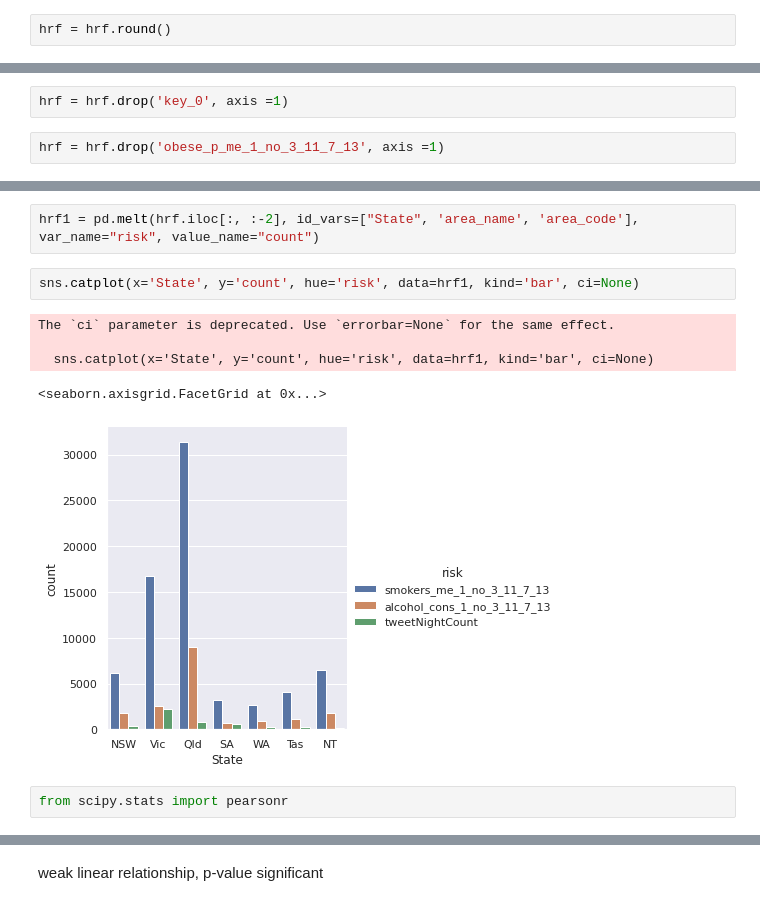
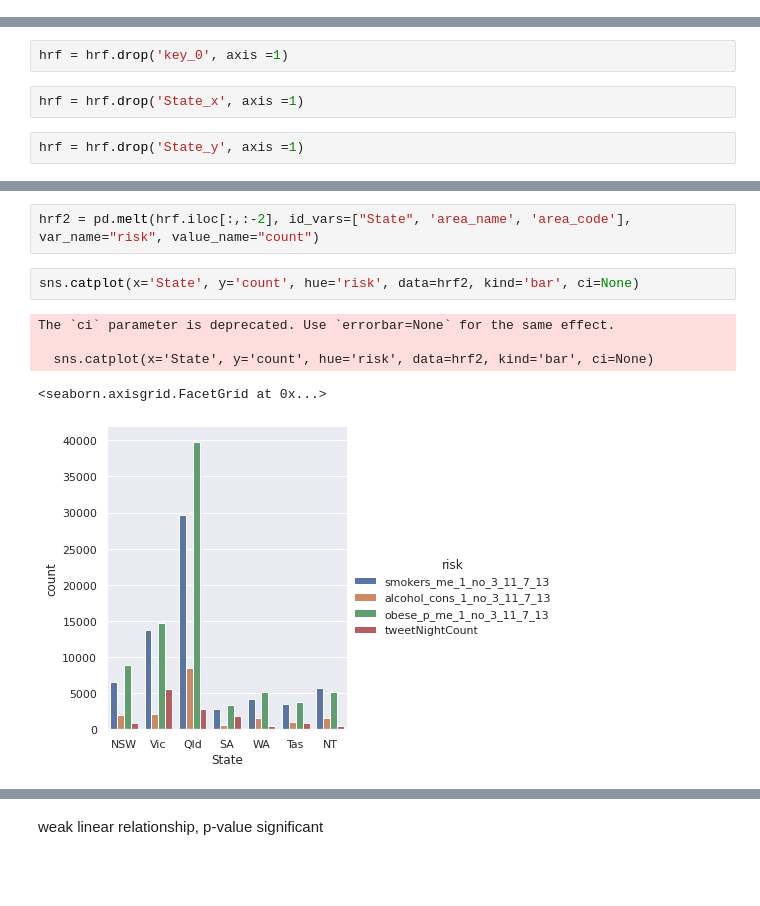
Before and after one commit to rainstyleXDD/Australia-Social-Media-Analytics-on-the-Cloud-Data-Processing, a Jupyter notebook: Untitled.ipynb, the cells around one changed output, grey strips where cells are left out. Cells and saved outputs as stored; diff of their text form; blank space fills up the shorter version.

```diff
--- a/Untitled.ipynb
+++ b/Untitled.ipynb
@@ -727,2 +765,0 @@ tweetNight[tweetNight['tweetCount'] > 10].sort_values(by ='tweetNightRatio', asc
-# %%
-hrf = hrf.round()
@@ -746,5 +787,7 @@ hrf
 # %%
 hrf = hrf.drop('key_0', axis =1)
 # %%
-hrf = hrf.drop('obese_p_me_1_no_3_11_7_13', axis =1)
+hrf = hrf.drop('State_x', axis =1)
+# %%
+hrf = hrf.drop('State_y', axis =1)
 # %%
@@ -766,15 +809,13 @@ hrf.iloc[:, :-2]
 # %%
-hrf1 = pd.melt(hrf.iloc[:, :-2], id_vars=["State", 'area_name', 'area_code'], var_name="risk", value_name="count")
+hrf2 = pd.melt(hrf.iloc[:,:-2], id_vars=["State", 'area_name', 'area_code'], var_name="risk", value_name="count")
 # %%
-sns.catplot(x='State', y='count', hue='risk', data=hrf1, kind='bar', ci=None)
+sns.catplot(x='State', y='count', hue='risk', data=hrf2, kind='bar', ci=None)
 # %% [output]
 The `ci` parameter is deprecated. Use `errorbar=None` for the same effect.
 
-  sns.catplot(x='State', y='count', hue='risk', data=hrf1, kind='bar', ci=None)
+  sns.catplot(x='State', y='count', hue='risk', data=hrf2, kind='bar', ci=None)
 <seaborn.axisgrid.FacetGrid at 0x...>
-[figure, old version]
+[figure, new version]
-# %%
-from scipy.stats import pearsonr
 # %%
 res = pearsonr(hrf['tweetNightCount'], hrf['alcohol_cons_1_no_3_11_7_13'])
 res
```
Also changed, not shown: parts of 84 cells of this notebook, 3 other files.
